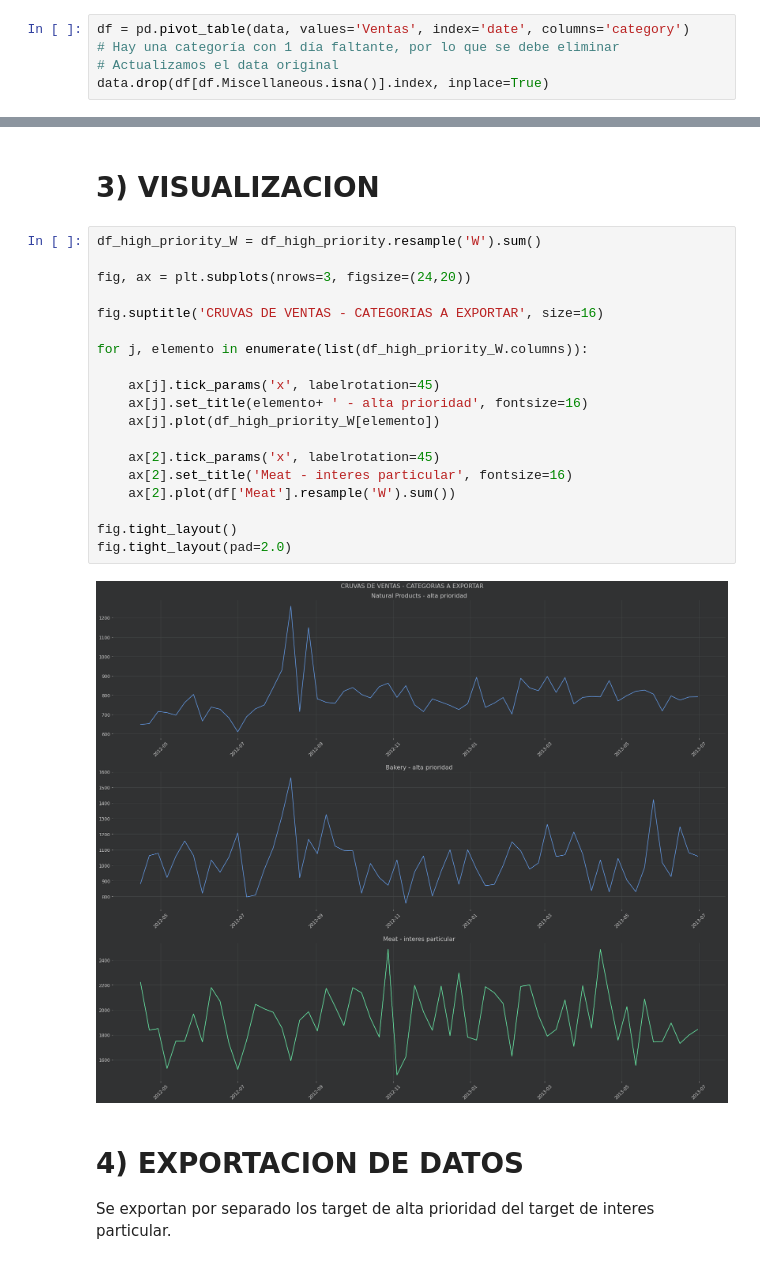
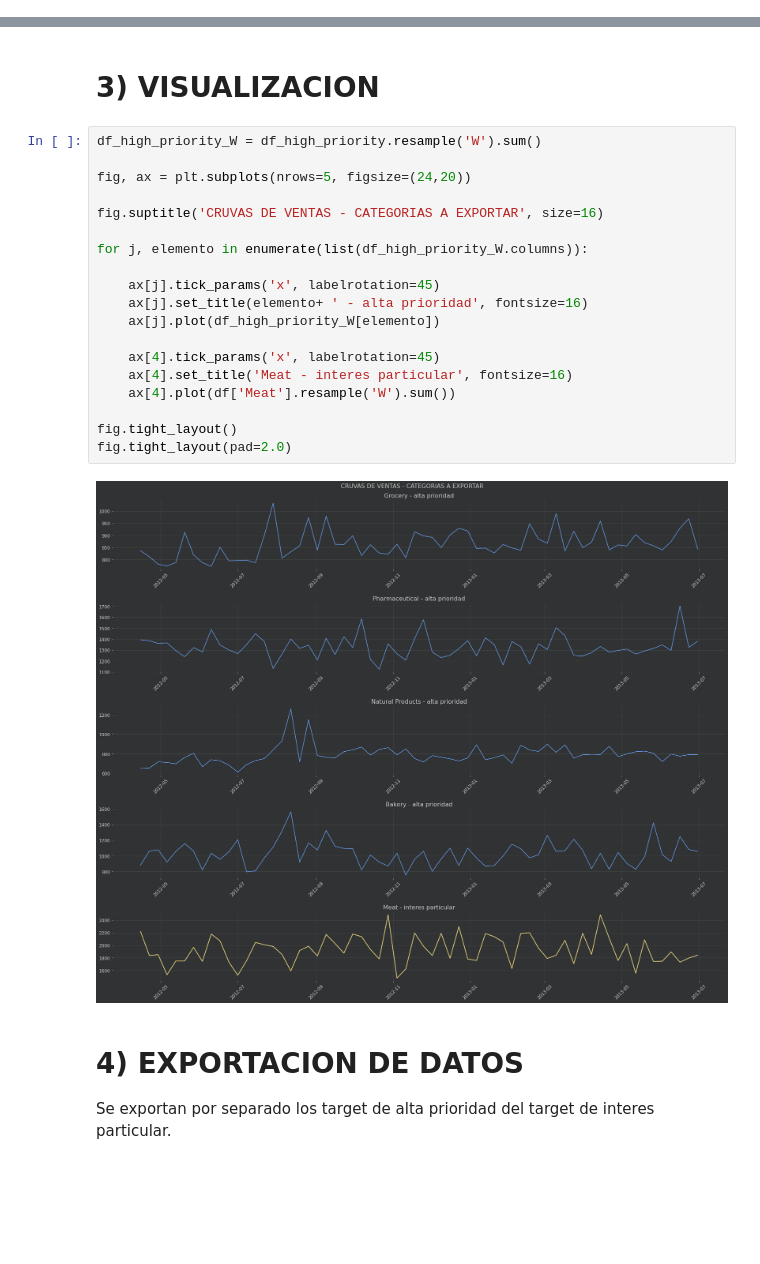
Before and after one commit to AgustinSt1990/tp_final, a Jupyter notebook: TP_FINAL_Data_Science.ipynb, the cells around one changed output, grey strips where cells are left out. Saved outputs shown, nothing was run; the diff lists cells and outputs as text; blank space fills up the shorter version.

```diff
--- a/TP_FINAL_Data_Science.ipynb
+++ b/TP_FINAL_Data_Science.ipynb
@@ -290,8 +294,3 @@ data.Ventas.resample('W').sum().plot(figsize=(15,7))
 plt.title('Rango de tiempo que tomamos en cuenta para el análisis: Abril 2012 - Junio 2013');
 # %% [output]
 [figure]
-# %%
-df = pd.pivot_table(data, values='Ventas', index='date', columns='category')
-# Hay una categoría con 1 día faltante, por lo que se debe eliminar
-# Actualizamos el data original
-data.drop(df[df.Miscellaneous.isna()].index, inplace=True)
@@ -406,24 +409,24 @@ df_low_priority = df.drop(columns=df_high_priority.columns)
 # %%
 df_high_priority_W = df_high_priority.resample('W').sum()
 
-fig, ax = plt.subplots(nrows=3, figsize=(24,20))
+fig, ax = plt.subplots(nrows=5, figsize=(24,20))
 
 fig.suptitle('CRUVAS DE VENTAS - CATEGORIAS A EXPORTAR', size=16)
 
 for j, elemento in enumerate(list(df_high_priority_W.columns)):
 
     ax[j].tick_params('x', labelrotation=45)
     ax[j].set_title(elemento+ ' - alta prioridad', fontsize=16)
     ax[j].plot(df_high_priority_W[elemento])
 
-    ax[2].tick_params('x', labelrotation=45)
-    ax[2].set_title('Meat - interes particular', fontsize=16)
-    ax[2].plot(df['Meat'].resample('W').sum())
+    ax[4].tick_params('x', labelrotation=45)
+    ax[4].set_title('Meat - interes particular', fontsize=16)
+    ax[4].plot(df['Meat'].resample('W').sum())
 
 fig.tight_layout()
 fig.tight_layout(pad=2.0)
 # %% [output]
-[figure, old version]
+[figure, new version]
 # %% [markdown]
 # 4) EXPORTACION DE DATOS
 
```
Also changed, not shown: parts of 9 cells of this notebook, 7 other files.
